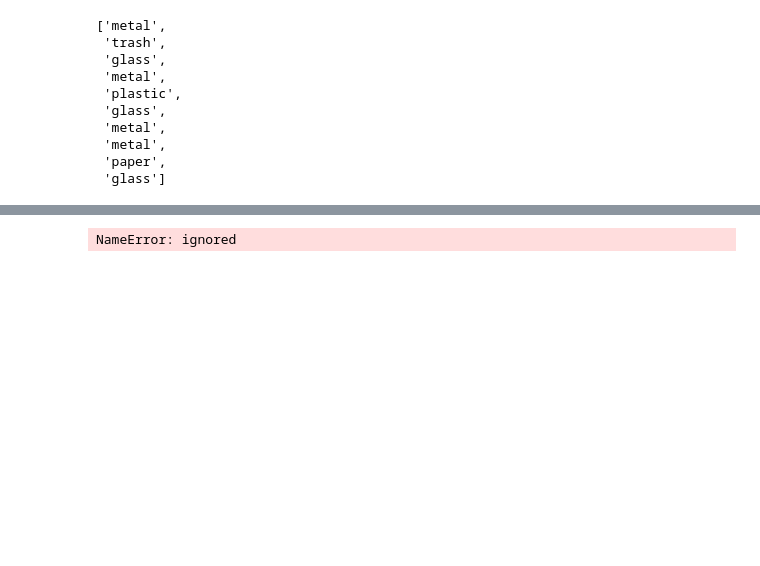
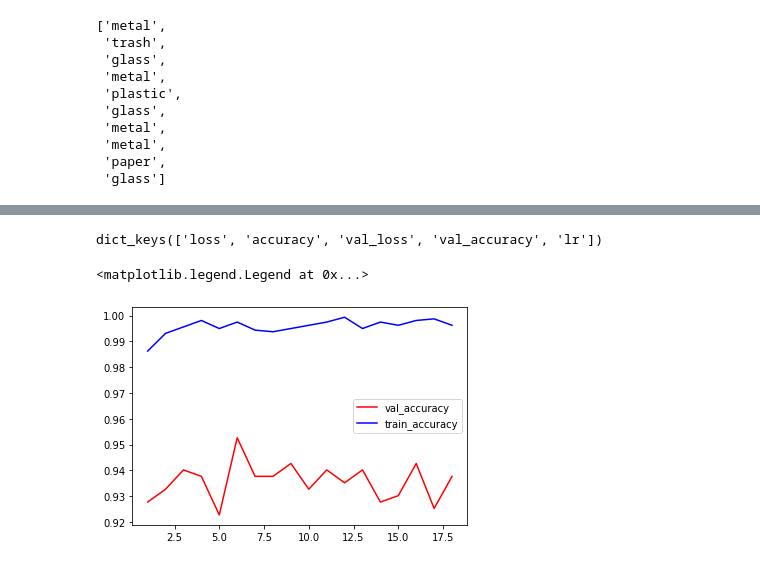
Before and after one commit to deep0892/dockship_project, a Jupyter notebook: Garbage Classification/Garbage_Classification_AI_Challenge.ipynb, the cells around one changed output, grey strips where cells are left out. Drawn from its saved outputs; the diff is of its cells as text; code cells hidden in the pictures; blank space fills up the shorter version.

```diff
--- a/Garbage Classification/Garbage_Classification_AI_Challenge.ipynb
+++ b/Garbage Classification/Garbage_Classification_AI_Challenge.ipynb
@@ -149,10 +154,11 @@ NUM_CLASSES = 6
 def create_model():
     model = models.Sequential()
     model.add(EfficientNetB0(input_shape = (IMG_SIZE, IMG_SIZE, 3), include_top = False, weights = 'imagenet'))
-    model.add(layers.MaxPool2D())
+    # model.add(layers.MaxPool2D())
+    model.add(layers.GlobalAveragePooling2D())
     model.add(layers.Flatten())
     model.add(layers.Dense(512, activation = 'relu'))
-    model.add(layers.Dropout(0.20))
+    model.add(layers.Dropout(0.25))
     model.add(layers.Dense(NUM_CLASSES, activation = 'softmax'))
     return model
 # %%
@@ -163,6 +166,6 @@ Downloading data from https://storage.googleapis.com/keras-applications/efficien
 # %%
 model.compile(loss = 'sparse_categorical_crossentropy',
-             optimizer = Adam(learning_rate = 0.001),
+          optimizer = Adam(learning_rate = 0.0001),
              metrics = ['accuracy'])
 # %%
 # Stop training when the validation loss metric has stopped decreasing for 5 epochs.
@@ -286,10 +321,13 @@ array([[65,  0,  0,  0,  0,  0],
 # %%
 history.history.keys()
 # %% [output]
-NameError: ignored
+dict_keys(['loss', 'accuracy', 'val_loss', 'val_accuracy', 'lr'])
 # %%
-plt.plot(range(1,9),history.history['val_accuracy'],color='red',label='val_accuracy')
-plt.plot(range(1, 9),history.history['accuracy'],color='blue',label='train_accuracy')
+plt.plot(range(1,19),history.history['val_accuracy'],color='red',label='val_accuracy')
+plt.plot(range(1, 19),history.history['accuracy'],color='blue',label='train_accuracy')
 plt.legend()
+# %% [output]
+<matplotlib.legend.Legend at 0x...>
+[figure, added]
 # %%
 history.history['loss']
```
Also changed, not shown: parts of 12 cells of this notebook, 1 other file.
